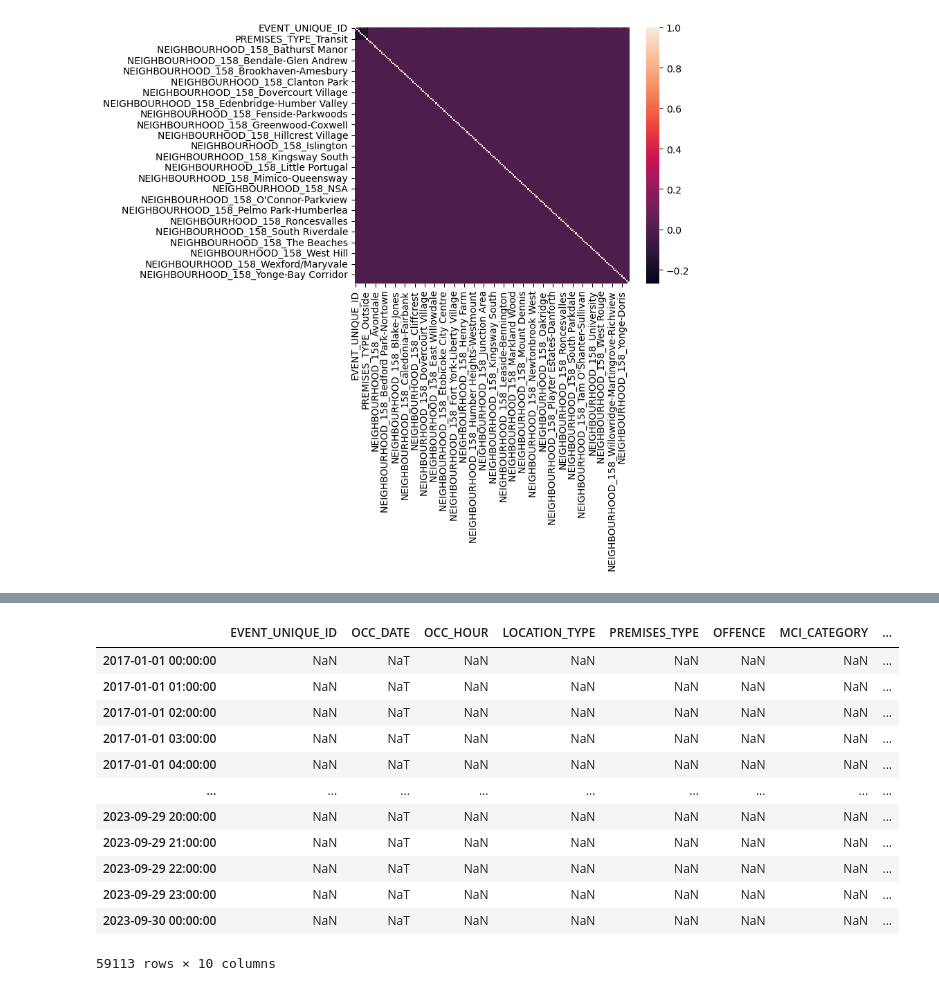
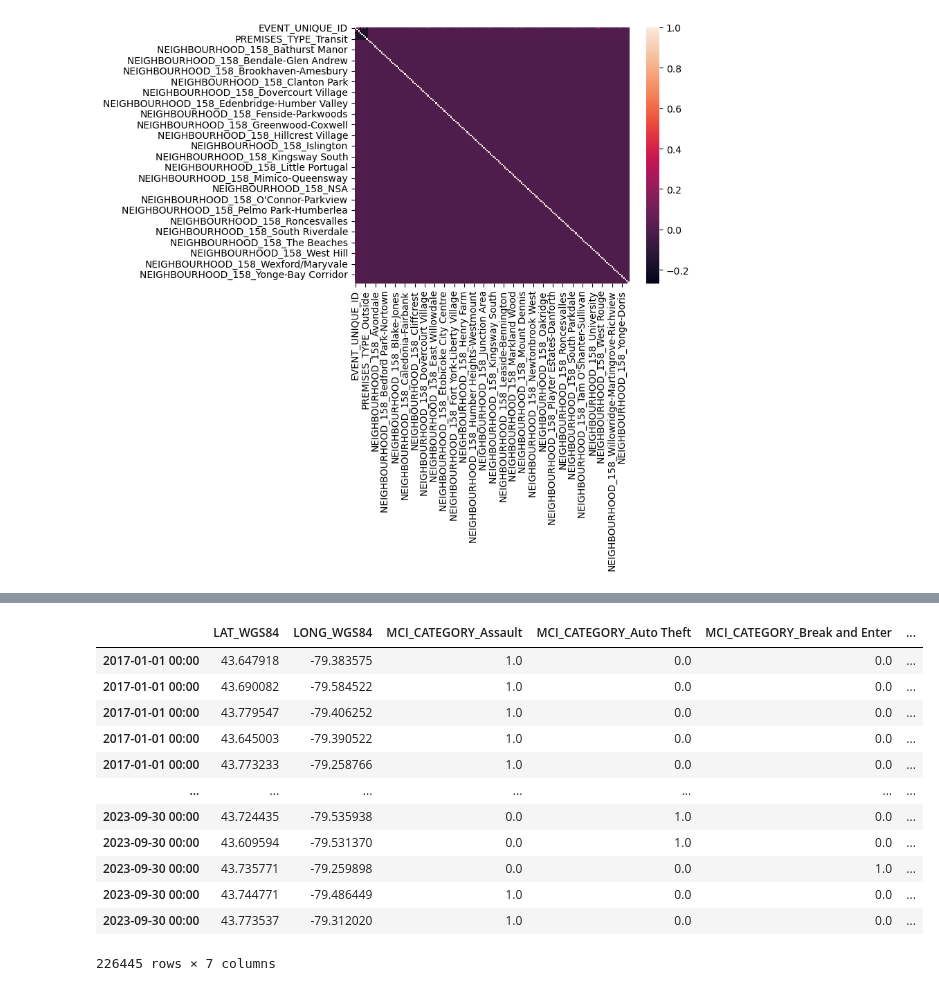
Before and after one commit to mart1428/SafeguardNavigator, a Jupyter notebook: EDA.ipynb, the cells around one changed output, grey strips where cells are left out. Saved outputs shown, nothing was run; the diff lists cells and outputs as text; code cells hidden in the pictures.

```diff
--- a/EDA.ipynb
+++ b/EDA.ipynb
@@ -115,7 +116,10 @@ Name: EVENT_UNIQUE_ID, Length: 167, dtype: float64
 [figure]
 # %%
 temp =  df.OCC_DATE.astype(str) + ' ' + df.OCC_HOUR.astype(str) + ':00'
-pd.to_datetime(temp)
+temp = pd.to_datetime(temp)
 
 df['cleaned_date'] = temp
-df
+
+# datetimeRange = pd.date_range(start=df.OCC_DATE.min(),end=df.OCC_DATE.max(), freq = 'H').to_frame(False, 'date')
+# processed_data = datetimeRange.set_index('date').join(df.set_index('cleaned_date'))
+# processed_data
@@ -135,0 +147,4 @@ df
+# %%
+temp_df = df[['cleaned_date',  'MCI_CATEGORY', 'LAT_WGS84', 'LONG_WGS84']]
+temp_df.set_index('cleaned_date')
+temp_df
@@ -136,18 +165,22 @@ df
 # %%
+processed_data = pd.get_dummies(temp_df)
 datetimeRange = pd.date_range(start=df.OCC_DATE.min(),end=df.OCC_DATE.max(), freq = 'H').to_frame(False, 'date')
-temp = datetimeRange.set_index('date').join(df.set_index('cleaned_date'), how = 'left')
-temp
+processed_data = datetimeRange.set_index('date').join(processed_data.set_index('cleaned_date'), how = 'left')
+processed_data = processed_data.to_period('H')
+processed_data.fillna(0, inplace = True)
+# processed_data[processed_data.isna().any(axis=1)]
+processed_data
 # %% [output]
-|  | EVENT_UNIQUE_ID | OCC_DATE | OCC_HOUR | LOCATION_TYPE | PREMISES_TYPE | OFFENCE | MCI_CATEGORY | ... |
-| 2017-01-01 00:00:00 | NaN | NaT | NaN | NaN | NaN | NaN | NaN | ... |
-| 2017-01-01 01:00:00 | NaN | NaT | NaN | NaN | NaN | NaN | NaN | ... |
-| 2017-01-01 02:00:00 | NaN | NaT | NaN | NaN | NaN | NaN | NaN | ... |
-| 2017-01-01 03:00:00 | NaN | NaT | NaN | NaN | NaN | NaN | NaN | ... |
-| 2017-01-01 04:00:00 | NaN | NaT | NaN | NaN | NaN | NaN | NaN | ... |
-| ... | ... | ... | ... | ... | ... | ... | ... | ... |
-| 2023-09-29 20:00:00 | NaN | NaT | NaN | NaN | NaN | NaN | NaN | ... |
-| 2023-09-29 21:00:00 | NaN | NaT | NaN | NaN | NaN | NaN | NaN | ... |
-| 2023-09-29 22:00:00 | NaN | NaT | NaN | NaN | NaN | NaN | NaN | ... |
-| 2023-09-29 23:00:00 | NaN | NaT | NaN | NaN | NaN | NaN | NaN | ... |
-| 2023-09-30 00:00:00 | NaN | NaT | NaN | NaN | NaN | NaN | NaN | ... |
+|  | LAT_WGS84 | LONG_WGS84 | MCI_CATEGORY_Assault | MCI_CATEGORY_Auto Theft | MCI_CATEGORY_Break and Enter | ... |
+| 2017-01-01 00:00 | 43.647918 | -79.383575 | 1.0 | 0.0 | 0.0 | ... |
+| 2017-01-01 00:00 | 43.690082 | -79.584522 | 1.0 | 0.0 | 0.0 | ... |
+| 2017-01-01 00:00 | 43.779547 | -79.406252 | 1.0 | 0.0 | 0.0 | ... |
+| 2017-01-01 00:00 | 43.645003 | -79.390522 | 1.0 | 0.0 | 0.0 | ... |
+| 2017-01-01 00:00 | 43.773233 | -79.258766 | 1.0 | 0.0 | 0.0 | ... |
+| ... | ... | ... | ... | ... | ... | ... |
+| 2023-09-30 00:00 | 43.724435 | -79.535938 | 0.0 | 1.0 | 0.0 | ... |
+| 2023-09-30 00:00 | 43.609594 | -79.531370 | 0.0 | 1.0 | 0.0 | ... |
+| 2023-09-30 00:00 | 43.735771 | -79.259898 | 0.0 | 0.0 | 1.0 | ... |
+| 2023-09-30 00:00 | 43.744771 | -79.486449 | 1.0 | 0.0 | 0.0 | ... |
+| 2023-09-30 00:00 | 43.773537 | -79.312020 | 1.0 | 0.0 | 0.0 | ... |
-59113 rows × 10 columns
+226445 rows × 7 columns
```
Also changed, not shown: parts of 9 cells of this notebook.
